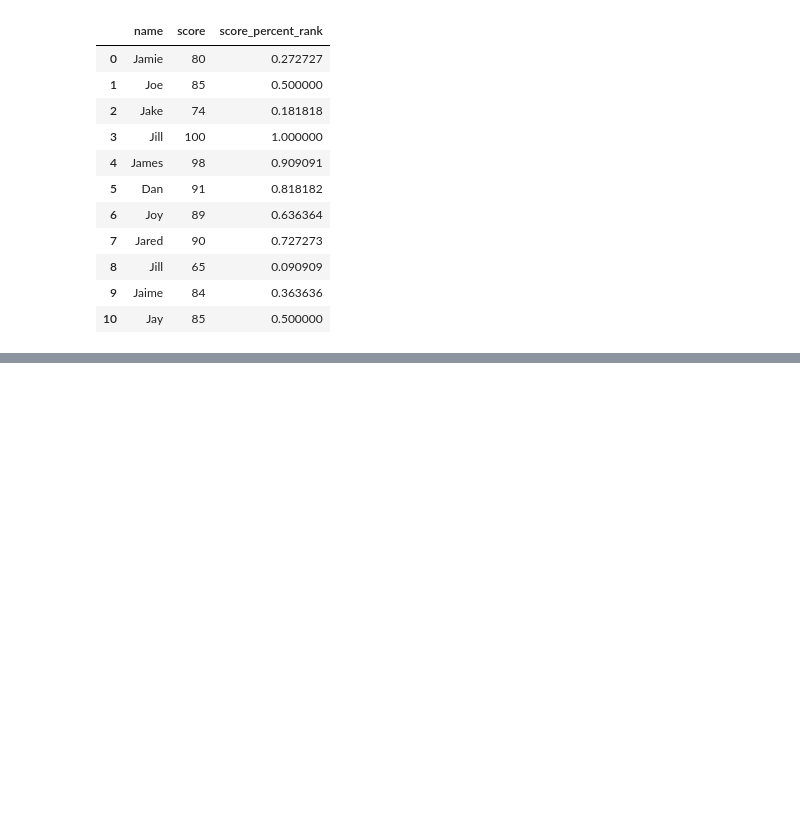
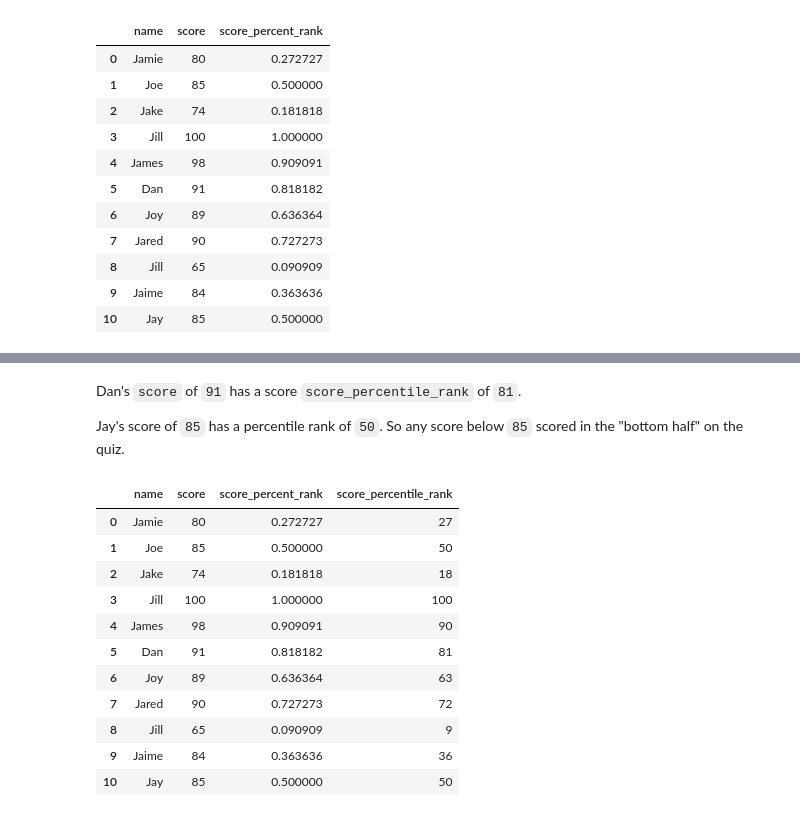
Before and after one commit to frieds/frieds.github.io, a Jupyter notebook: docs/data-analysis/rank-method-python-pandas.ipynb, the cells around one changed output, grey strips where cells are left out. Cells and saved outputs as stored; diff of their text form; code cells hidden in the pictures; blank space fills up the shorter version.

```diff
--- a/docs/data-analysis/rank-method-python-pandas.ipynb
+++ b/docs/data-analysis/rank-method-python-pandas.ipynb
@@ -334,0 +306,19 @@ df_quiz_scores
+# %% [markdown]
+Dan's `score` of `91` has a score `score_percentile_rank` of `81`.
+
+Jay's score of `85` has a percentile rank of `50`. So any score below `85` scored in the "bottom half" on the quiz.
+# %%
+df_quiz_scores
+# %% [output]
+|  | name | score | score_percent_rank | score_percentile_rank |
+| 0 | Jamie | 80 | 0.272727 | 27 |
+| 1 | Joe | 85 | 0.500000 | 50 |
+| 2 | Jake | 74 | 0.181818 | 18 |
+| 3 | Jill | 100 | 1.000000 | 100 |
+| 4 | James | 98 | 0.909091 | 90 |
+| 5 | Dan | 91 | 0.818182 | 81 |
+| 6 | Joy | 89 | 0.636364 | 63 |
+| 7 | Jared | 90 | 0.727273 | 72 |
+| 8 | Jill | 65 | 0.090909 | 9 |
+| 9 | Jaime | 84 | 0.363636 | 36 |
+| 10 | Jay | 85 | 0.500000 | 50 |
```
Also changed, not shown: parts of 61 cells of this notebook.
